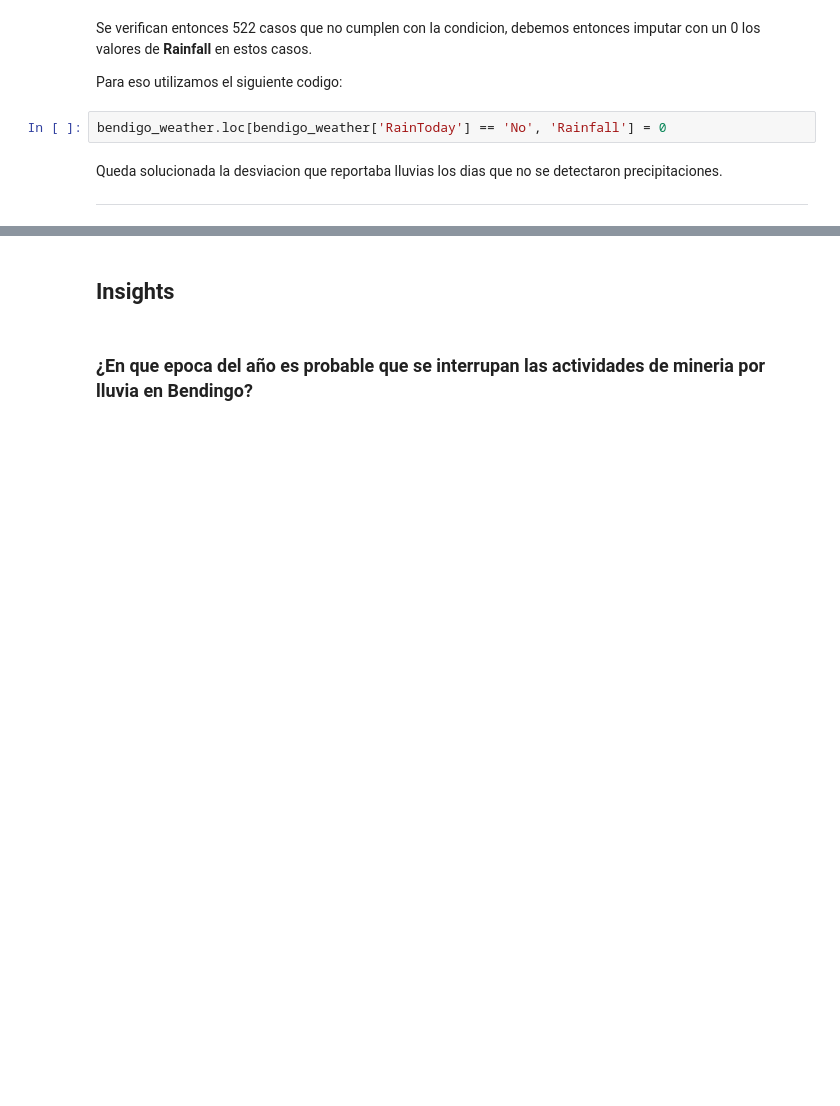
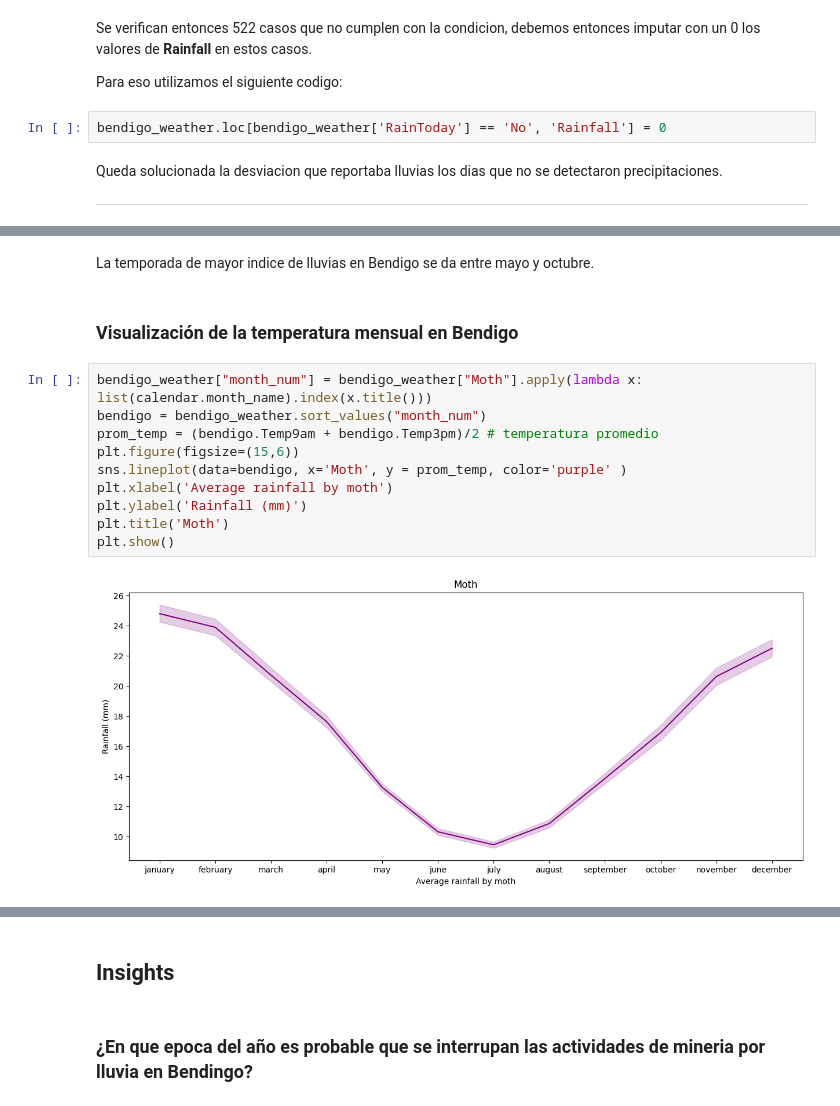
Before and after one commit to Juanmagithb/bendigo, a Jupyter notebook: Desafió_Final_+Juan_+Alegre.ipynb, the cells around one changed output, grey strips where cells are left out. Saved outputs shown, nothing was run; the diff lists cells and outputs as text; blank space fills up the shorter version.

```diff
--- a/Desafió_Final_+Juan_+Alegre.ipynb
+++ b/Desafió_Final_+Juan_+Alegre.ipynb
@@ -158,0 +196,16 @@ Queda solucionada la desviacion que reportaba lluvias los dias que no se detecta
+# %% [markdown]
+La temporada de mayor indice de lluvias en Bendigo se da entre mayo y octubre.
+# %% [markdown]
+### Visualización de la temperatura mensual en Bendigo
+# %%
+bendigo_weather["month_num"] = bendigo_weather["Moth"].apply(lambda x: list(calendar.month_name).index(x.title()))
+bendigo = bendigo_weather.sort_values("month_num")
+prom_temp = (bendigo.Temp9am + bendigo.Temp3pm)/2 # temperatura promedio
+plt.figure(figsize=(15,6))
+sns.lineplot(data=bendigo, x='Moth', y = prom_temp, color='purple' )
+plt.xlabel('Average rainfall by moth')
+plt.ylabel('Rainfall (mm)')
+plt.title('Moth')
+plt.show()
+# %% [output]
+[figure, added]
```
Also changed, not shown: parts of 20 cells of this notebook.
